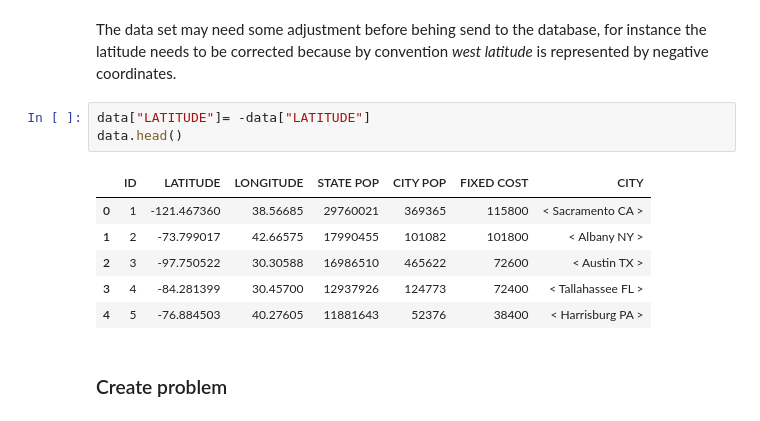
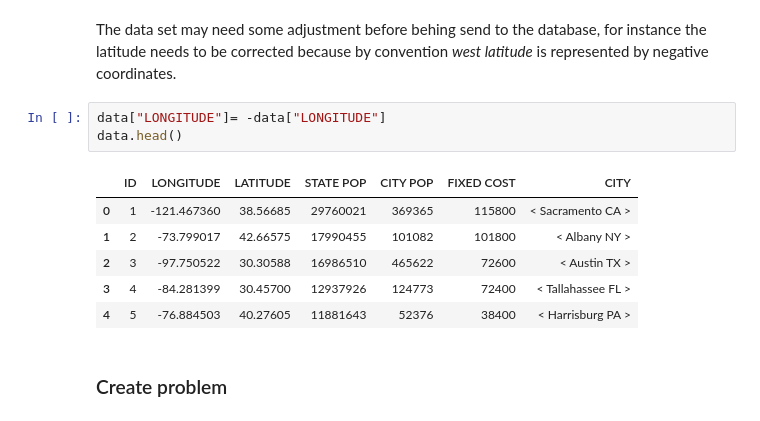
Before and after one commit to xNok/OR_NETWORK-AND-DISCRETE-LOCATION, a Jupyter notebook: POC-Manipulate datasets.ipynb, the cells around one changed output. Cells and saved outputs as stored; diff of their text form.

```diff
--- a/POC-Manipulate datasets.ipynb
+++ b/POC-Manipulate datasets.ipynb
@@ -33,10 +33,10 @@ data.head()
 # %% [markdown]
 The data set may need some adjustment before behing send to the database, for instance the latitude needs to be corrected because by convention *west latitude* is represented by negative coordinates.
 # %%
-data["LATITUDE"]= -data["LATITUDE"]
+data["LONGITUDE"]= -data["LONGITUDE"]
 data.head()
 # %% [output]
-|  | ID | LATITUDE | LONGITUDE | STATE POP | CITY POP | FIXED COST | CITY |
+|  | ID | LONGITUDE | LATITUDE | STATE POP | CITY POP | FIXED COST | CITY |
 | 0 | 1 | -121.467360 | 38.56685 | 29760021 | 369365 | 115800 | < Sacramento CA > |
 | 1 | 2 | -73.799017 | 42.66575 | 17990455 | 101082 | 101800 | < Albany NY > |
 | 2 | 3 | -97.750522 | 30.30588 | 16986510 | 465622 | 72600 | < Austin TX > |
```
Also changed, not shown: parts of 2 cells of this notebook, 7 other files.
